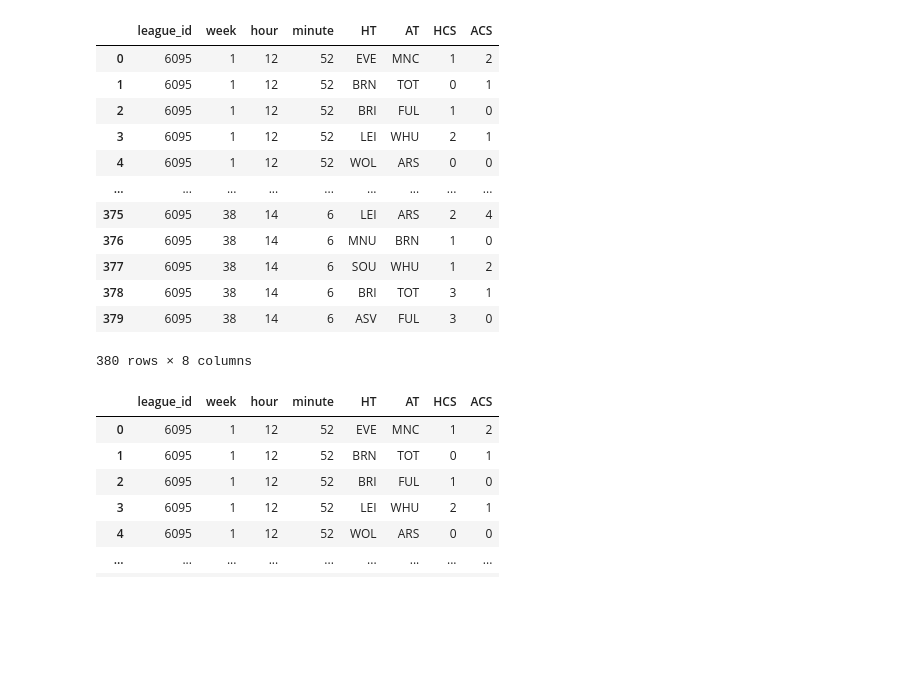
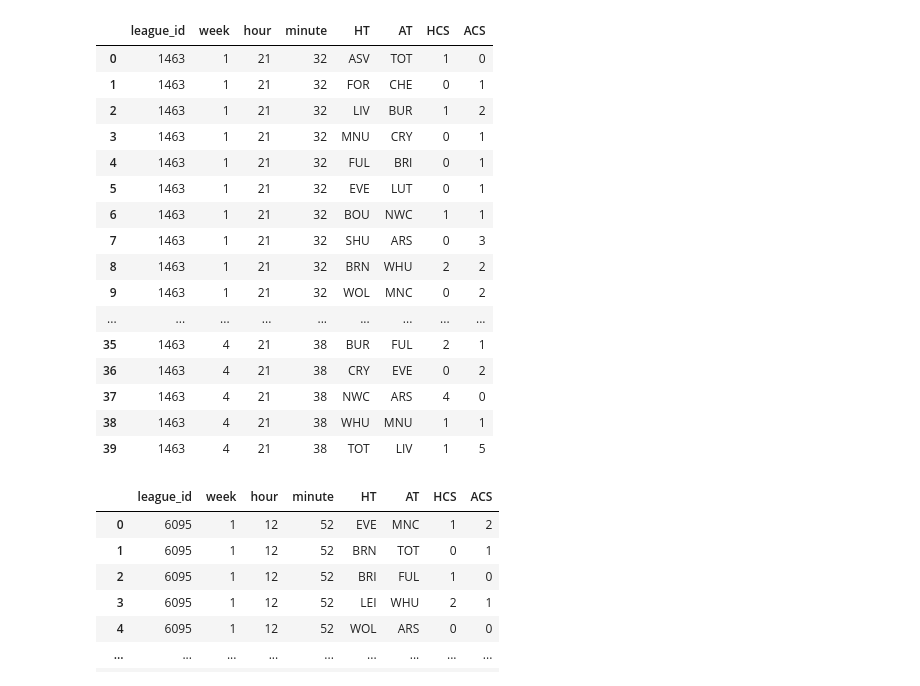
Before and after one commit to CJay-Cipher/virtual_football_league_predictor, a Jupyter notebook: main_nb.ipynb, the cells around one changed output. Saved outputs shown, nothing was run; the diff lists cells and outputs as text; code cells hidden in the pictures; blank space fills up the shorter version.

```diff
--- a/main_nb.ipynb
+++ b/main_nb.ipynb
@@ -51,21 +51,25 @@ def table_creator(contents):
 # %%
-record = txt_reader("league_data/L_6095.txt")
+record = txt_reader("sample_4.txt")
 df = table_creator(record)
 df
 # %% [output]
 |  | league_id | week | hour | minute | HT | AT | HCS | ACS |
-| 0 | 6095 | 1 | 12 | 52 | EVE | MNC | 1 | 2 |
-| 1 | 6095 | 1 | 12 | 52 | BRN | TOT | 0 | 1 |
-| 2 | 6095 | 1 | 12 | 52 | BRI | FUL | 1 | 0 |
-| 3 | 6095 | 1 | 12 | 52 | LEI | WHU | 2 | 1 |
-| 4 | 6095 | 1 | 12 | 52 | WOL | ARS | 0 | 0 |
+| 0 | 1463 | 1 | 21 | 32 | ASV | TOT | 1 | 0 |
+| 1 | 1463 | 1 | 21 | 32 | FOR | CHE | 0 | 1 |
+| 2 | 1463 | 1 | 21 | 32 | LIV | BUR | 1 | 2 |
+| 3 | 1463 | 1 | 21 | 32 | MNU | CRY | 0 | 1 |
+| 4 | 1463 | 1 | 21 | 32 | FUL | BRI | 0 | 1 |
+| 5 | 1463 | 1 | 21 | 32 | EVE | LUT | 0 | 1 |
+| 6 | 1463 | 1 | 21 | 32 | BOU | NWC | 1 | 1 |
+| 7 | 1463 | 1 | 21 | 32 | SHU | ARS | 0 | 3 |
+| 8 | 1463 | 1 | 21 | 32 | BRN | WHU | 2 | 2 |
+| 9 | 1463 | 1 | 21 | 32 | WOL | MNC | 0 | 2 |
 | ... | ... | ... | ... | ... | ... | ... | ... | ... |
-| 375 | 6095 | 38 | 14 | 6 | LEI | ARS | 2 | 4 |
-| 376 | 6095 | 38 | 14 | 6 | MNU | BRN | 1 | 0 |
-| 377 | 6095 | 38 | 14 | 6 | SOU | WHU | 1 | 2 |
-| 378 | 6095 | 38 | 14 | 6 | BRI | TOT | 3 | 1 |
-| 379 | 6095 | 38 | 14 | 6 | ASV | FUL | 3 | 0 |
+| 35 | 1463 | 4 | 21 | 38 | BUR | FUL | 2 | 1 |
+| 36 | 1463 | 4 | 21 | 38 | CRY | EVE | 0 | 2 |
+| 37 | 1463 | 4 | 21 | 38 | NWC | ARS | 4 | 0 |
+| 38 | 1463 | 4 | 21 | 38 | WHU | MNU | 1 | 1 |
+| 39 | 1463 | 4 | 21 | 38 | TOT | LIV | 1 | 5 |
-380 rows × 8 columns
 # %%
 path = "league_data"
 records = ["L_6095", "L_6097", "L_6099"]
```
Also changed, not shown: parts of 4 cells of this notebook, 1 other file.
